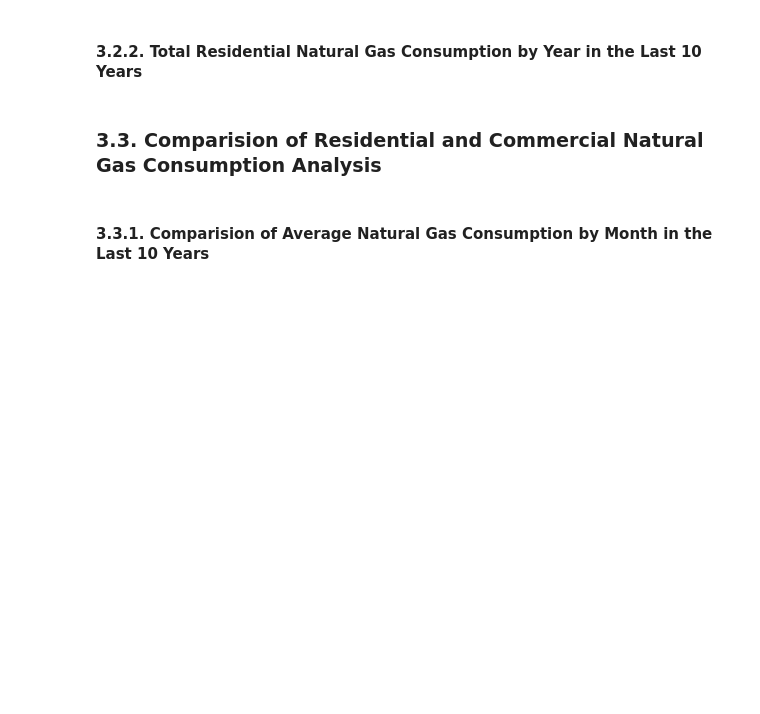
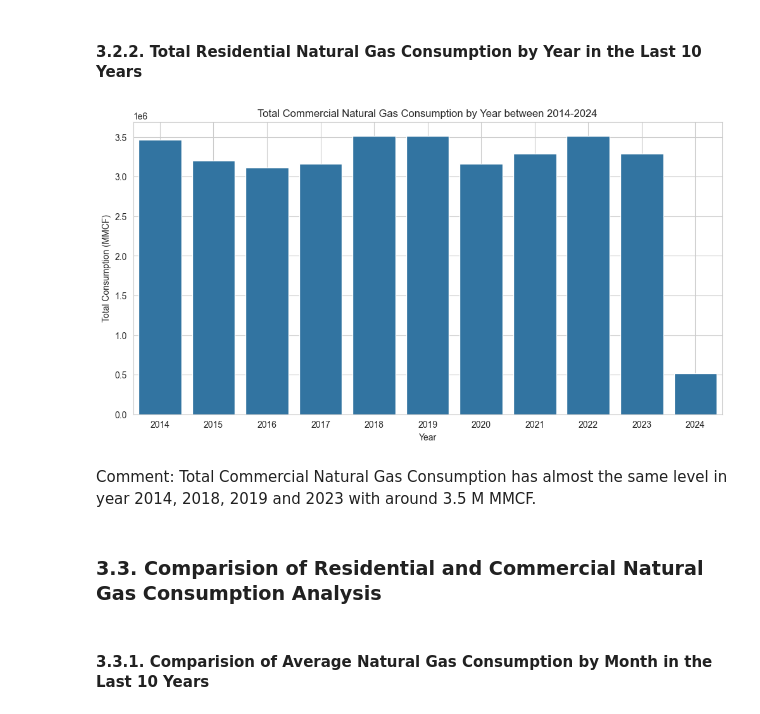
Before and after one commit to mscgoz/USA_Gas_Consumption_Analysis, a Jupyter notebook: 03_Scripts/02_EDA.ipynb, the cells around one changed output. Saved outputs shown, nothing was run; the diff lists cells and outputs as text; code cells hidden in the pictures; blank space fills up the shorter version.

```diff
--- a/03_Scripts/02_EDA.ipynb
+++ b/03_Scripts/02_EDA.ipynb
@@ -282,2 +484,20 @@ fig.savefig(os.path.join(path, '04_Visualizations', 'boxplot_value_no_us.png'))
 # %% [markdown]
 #### 3.2.2. Total Residential Natural Gas Consumption by Year in the Last 10 Years
+# %%
+# group by each year and calculate the total value for the commercial consumption data
+
+df_total_year_com = df_com.groupby(['year']).agg({'value':'sum'})
+# %%
+# plot a bar plot to visualize the total values by year for the commercial consumption data
+
+fig, ax = plt.subplots(figsize=(12, 6))
+sns.barplot(x='year', y='value', data=df_total_year_com, ax=ax)
+ax.set_title('Total Commercial Natural Gas Consumption by Year between 2014-2024')
+ax.set_xlabel('Year')
+ax.set_ylabel('Total Consumption (MMCF)')
+ax.grid(True)
+sns.set_style("whitegrid")
+# %% [output]
+[figure, added]
+# %% [markdown]
+Comment: Total Commercial Natural Gas Consumption has almost the same level in year 2014, 2018, 2019 and 2023 with around 3.5 M MMCF.
```
Also changed, not shown: parts of 41 cells of this notebook, 1 other file.
